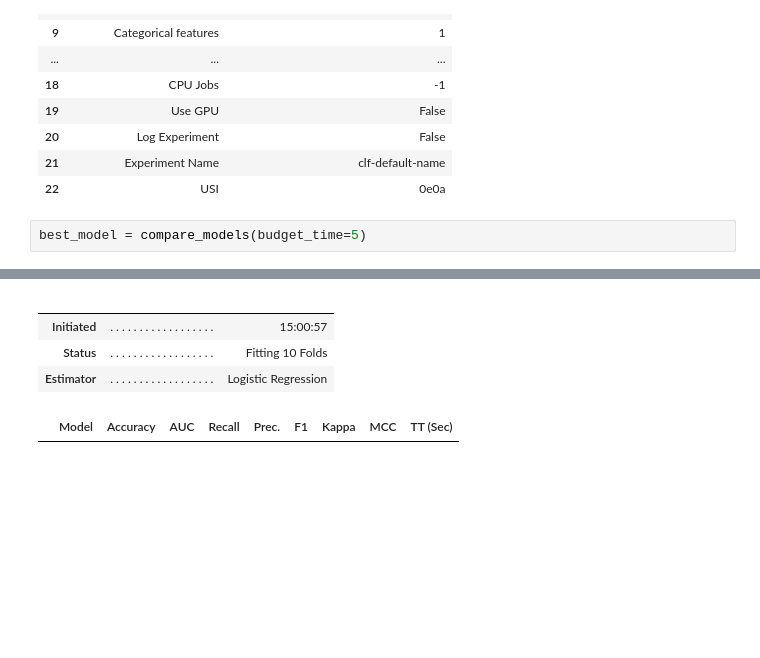
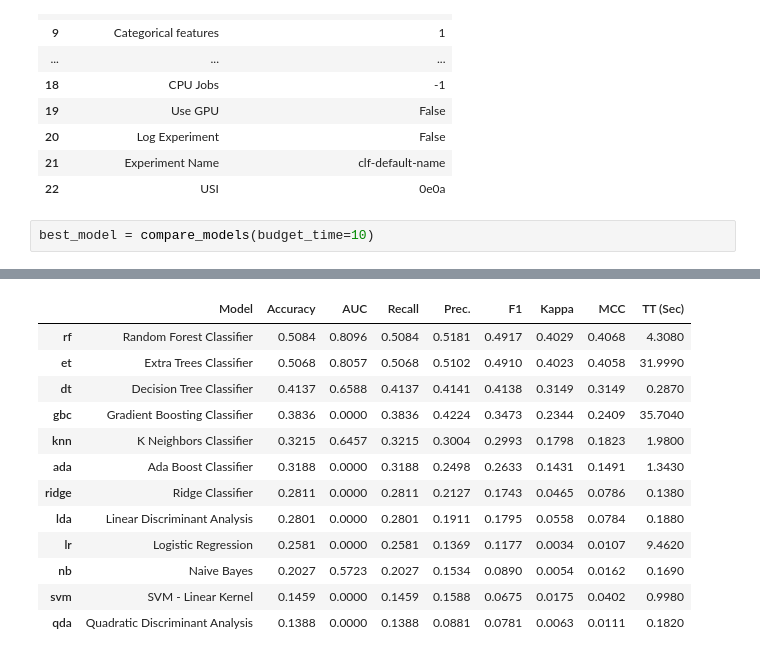
Before and after one commit to adhitizki/protein, a Jupyter notebook: notebook.ipynb, the cells around one changed output, grey strips where cells are left out. Drawn from its saved outputs; the diff is of its cells as text; blank space fills up the shorter version.

```diff
--- a/notebook.ipynb
+++ b/notebook.ipynb
@@ -463,5 +463,5 @@ exp_name = setup(data=data,  target='simple_class', session_id=123)
 | 21 | Experiment Name | clf-default-name |
 | 22 | USI | 0e0a |
 # %%
-best_model = compare_models(budget_time=5)
+best_model = compare_models(budget_time=10)
 # %% [output]
@@ -468,6 +469,13 @@ best_model = compare_models(budget_time=5)
-|  |  |  |
-|  |  |  |
-| Initiated | . . . . . . . . . . . . . . . . . . | 15:00:57 |
-| Status | . . . . . . . . . . . . . . . . . . | Fitting 10 Folds |
-| Estimator | . . . . . . . . . . . . . . . . . . | Logistic Regression |
+|  | Model | Accuracy | AUC | Recall | Prec. | F1 | Kappa | MCC | TT (Sec) |
+| rf | Random Forest Classifier | 0.5084 | 0.8096 | 0.5084 | 0.5181 | 0.4917 | 0.4029 | 0.4068 | 4.3080 |
+| et | Extra Trees Classifier | 0.5068 | 0.8057 | 0.5068 | 0.5102 | 0.4910 | 0.4023 | 0.4058 | 31.9990 |
+| dt | Decision Tree Classifier | 0.4137 | 0.6588 | 0.4137 | 0.4141 | 0.4138 | 0.3149 | 0.3149 | 0.2870 |
+| gbc | Gradient Boosting Classifier | 0.3836 | 0.0000 | 0.3836 | 0.4224 | 0.3473 | 0.2344 | 0.2409 | 35.7040 |
+| knn | K Neighbors Classifier | 0.3215 | 0.6457 | 0.3215 | 0.3004 | 0.2993 | 0.1798 | 0.1823 | 1.9800 |
+| ada | Ada Boost Classifier | 0.3188 | 0.0000 | 0.3188 | 0.2498 | 0.2633 | 0.1431 | 0.1491 | 1.3430 |
+| ridge | Ridge Classifier | 0.2811 | 0.0000 | 0.2811 | 0.2127 | 0.1743 | 0.0465 | 0.0786 | 0.1380 |
+| lda | Linear Discriminant Analysis | 0.2801 | 0.0000 | 0.2801 | 0.1911 | 0.1795 | 0.0558 | 0.0784 | 0.1880 |
+| lr | Logistic Regression | 0.2581 | 0.0000 | 0.2581 | 0.1369 | 0.1177 | 0.0034 | 0.0107 | 9.4620 |
+| nb | Naive Bayes | 0.2027 | 0.5723 | 0.2027 | 0.1534 | 0.0890 | 0.0054 | 0.0162 | 0.1690 |
+| svm | SVM - Linear Kernel | 0.1459 | 0.0000 | 0.1459 | 0.1588 | 0.0675 | 0.0175 | 0.0402 | 0.9980 |
+| qda | Quadratic Discriminant Analysis | 0.1388 | 0.0000 | 0.1388 | 0.0881 | 0.0781 | 0.0063 | 0.0111 | 0.1820 |
-|  | Model | Accuracy | AUC | Recall | Prec. | F1 | Kappa | MCC | TT (Sec) |
```
Also changed, not shown: parts of 6 cells of this notebook.
